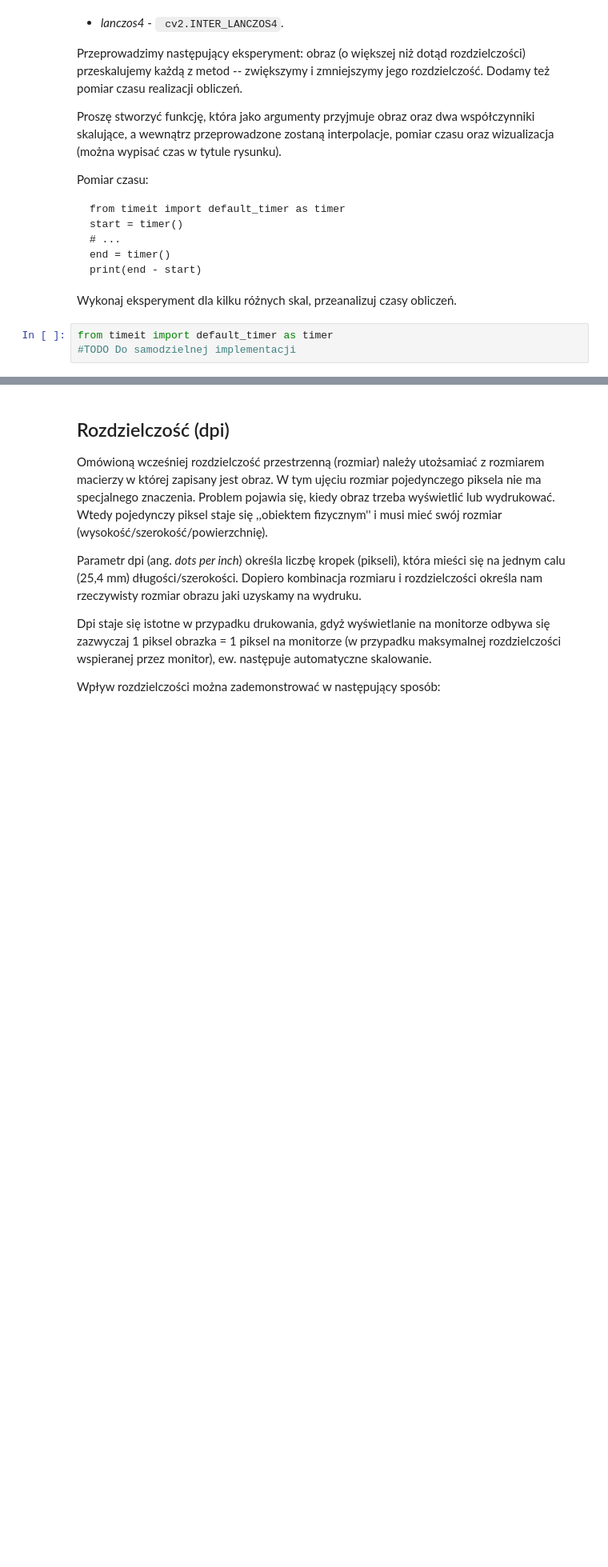
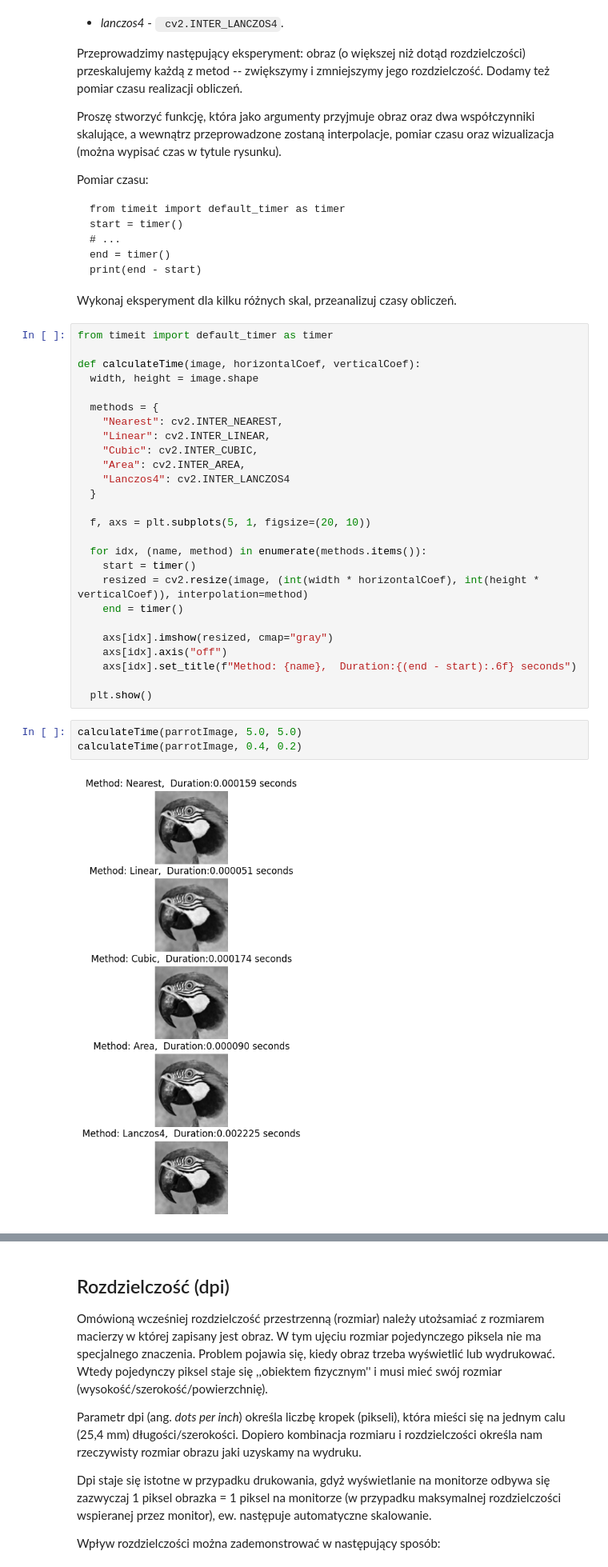
Before and after one commit to arturgesiarz/DigitalImageProcessing-Course, a Jupyter notebook: lab05/05_resolution.ipynb, the cells around one changed output, grey strips where cells are left out. Shown at 80% size. Saved outputs shown, nothing was run; the diff lists cells and outputs as text; blank space fills up the shorter version.

Commit message:
CalculateTime function works

````diff
--- a/lab05/05_resolution.ipynb
+++ b/lab05/05_resolution.ipynb
@@ -316,6 +316,34 @@ print(end - start)
 ```
 
 Wykonaj eksperyment dla kilku różnych skal, przeanalizuj czasy obliczeń.
-# %%
-from timeit import default_timer as timer
-#TODO Do samodzielnej implementacji
+# %%
+from timeit import default_timer as timer
+
+def calculateTime(image, horizontalCoef, verticalCoef):
+  width, height = image.shape
+
+  methods = {
+    "Nearest": cv2.INTER_NEAREST,
+    "Linear": cv2.INTER_LINEAR,
+    "Cubic": cv2.INTER_CUBIC,
+    "Area": cv2.INTER_AREA,
+    "Lanczos4": cv2.INTER_LANCZOS4
+  }
+
+  f, axs = plt.subplots(5, 1, figsize=(20, 10))
+
+  for idx, (name, method) in enumerate(methods.items()):
+    start = timer()
+    resized = cv2.resize(image, (int(width * horizontalCoef), int(height * verticalCoef)), interpolation=method)
+    end = timer()
+
+    axs[idx].imshow(resized, cmap="gray")
+    axs[idx].axis("off")
+    axs[idx].set_title(f"Method: {name},  Duration:{(end - start):.6f} seconds")
+
+  plt.show()
+# %%
+calculateTime(parrotImage, 5.0, 5.0)
+calculateTime(parrotImage, 0.4, 0.2)
+# %% [output]
+[figure, added]
````
Also changed, not shown: parts of 1 cell of this notebook.
